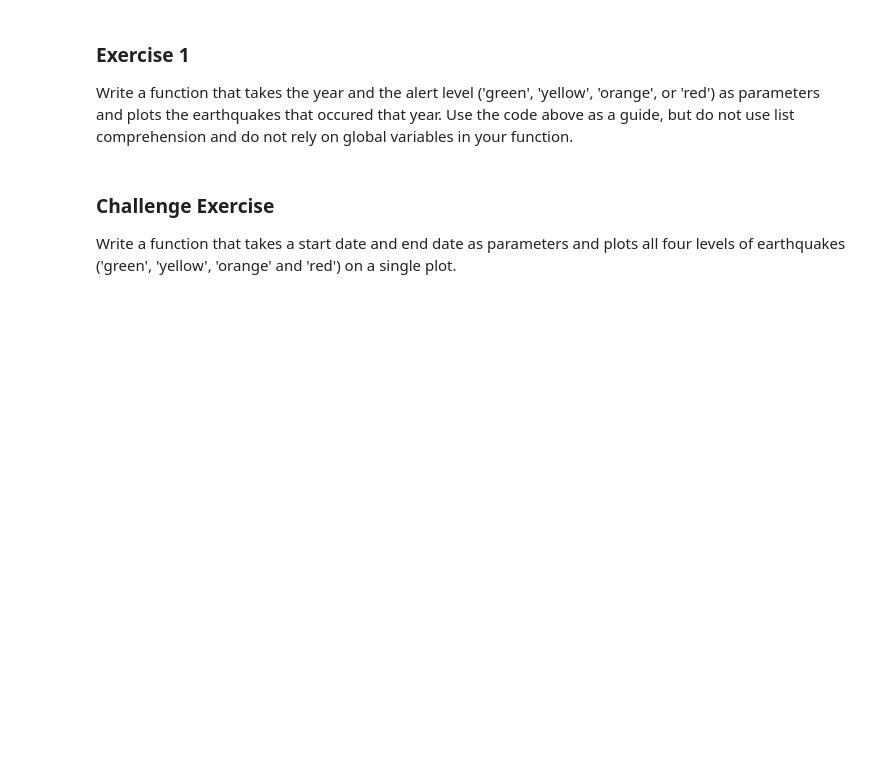
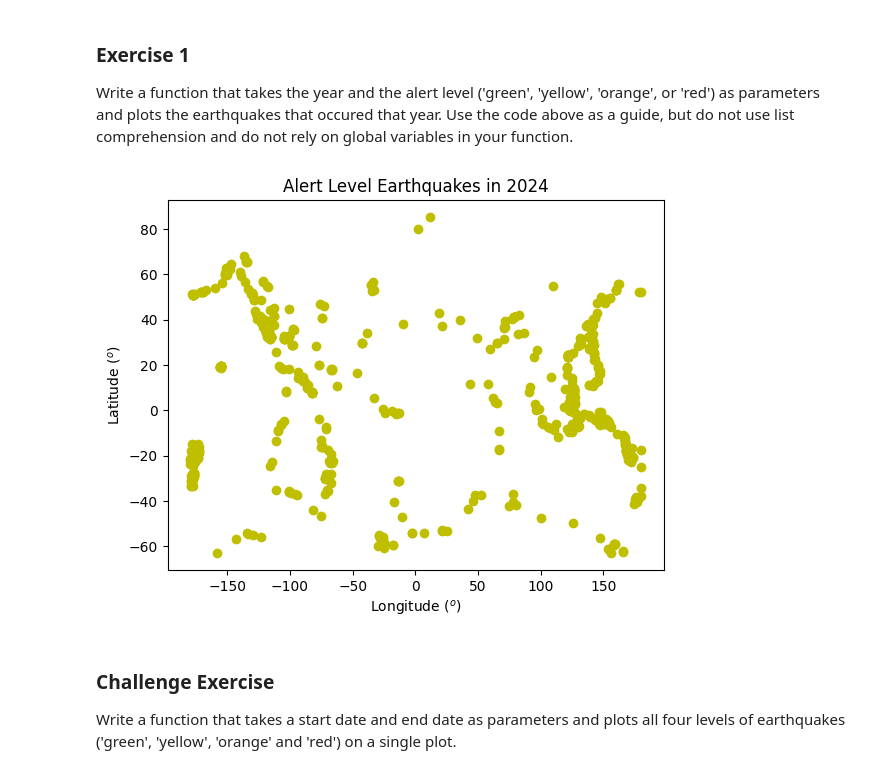
Before and after one commit to ManVanIran/comp215, a Jupyter notebook: labs/lab01-introduction.ipynb, the cells around one changed output. Drawn from its saved outputs; the diff is of its cells as text; code cells hidden in the pictures; blank space fills up the shorter version.

```diff
--- a/labs/lab01-introduction.ipynb
+++ b/labs/lab01-introduction.ipynb
@@ -143,20 +143,43 @@ plt.show()
 ### Exercise 1
 
 Write a function that takes the year and the alert level ('green', 'yellow', 'orange', or 'red') as parameters and plots the earthquakes that occured that year.  Use the code above as a guide, but do not use list comprehension and do not rely on global variables in your function.
-# %%
-def earthquakes(year, alertlevel):
- params_dict = {'format': 'geojson', 'starttime': '2024-01-01', 'endtime': '2024-12-31', 'alertlevel': alertlevel}
- api_url = 'https://earthquake.usgs.gov/fdsnws/event/1/query?'
-
-# make the API request
- response = requests.get(api_url, params = params_dict)
-
-# convert the response to json format data
- data = json.loads(response.text)
-
-# print out some of the data 'features'
- for event in (data['features']):
-  print(event['properties']['time'], event['geometry']['coordinates'], event['properties']['place'], event['properties']['mag'])
+# %%
+def earthquakes(year, alertlevel):
+#
+ params_dict = {'format': 'geojson', 'starttime': year+'-01-01', 'endtime': year+'-12-31', 'alertlevel': alertlevel}
+ api_url = 'https://earthquake.usgs.gov/fdsnws/event/1/query?'
+
+#this requests the data from the url
+ response = requests.get(api_url, params = params_dict)
+
+#making an empty list
+ locations = []
+ longitudes = []
+ latitudes = []
+
+#rewrites data into a different format
+ data = json.loads(response.text)
+
+#geometry and coordinates data is kept in each feature within the data.
+ for feature in data['features']:
+  locations.append(feature['geometry']['coordinates'])
+ for location in locations:
+  longitudes.append(location[0])
+ for location in locations:
+  latitudes.append(location[1])
+
+#for plotting
+ fig, ax = plt.subplots()
+ ax.scatter(longitudes, latitudes, color='y', label='Events')
+ ax.set_xlabel(r'Longitude ($^o$)')
+ ax.set_ylabel(r'Latitude ($^o$)')
+ ax.set_title('Alert Level Earthquakes in '+year)
+ plt.show()
+
+
+earthquakes('2024','green')
+# %% [output]
+[figure, added]
 # %% [markdown]
 ### Challenge Exercise
 
```
Also changed, not shown: parts of 2 cells of this notebook.
